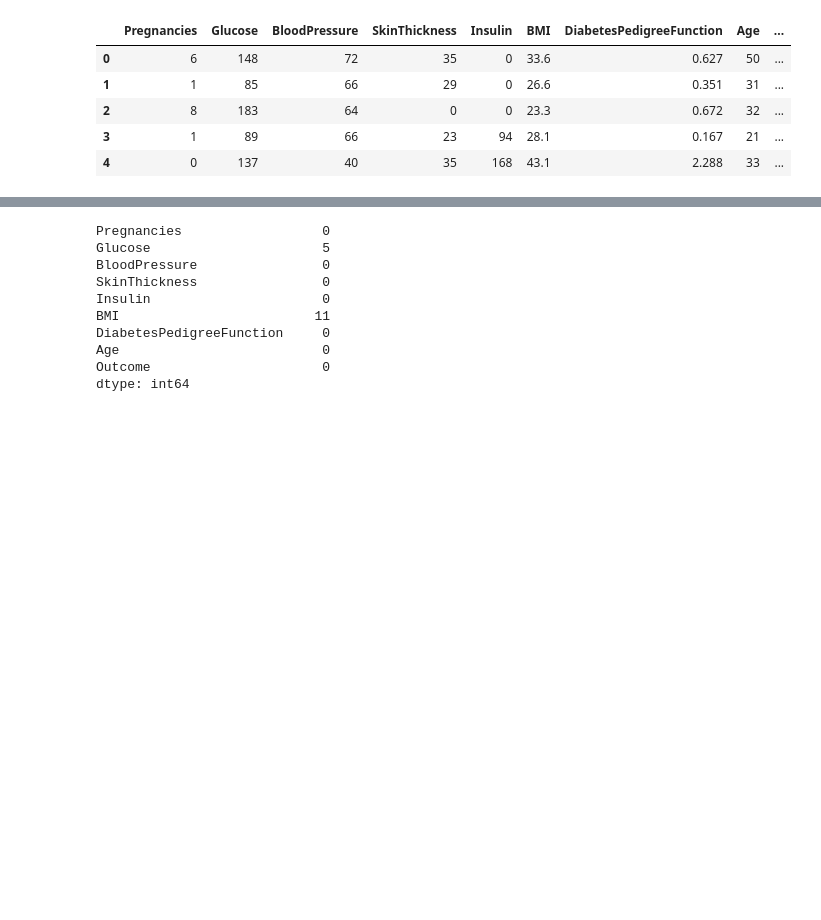
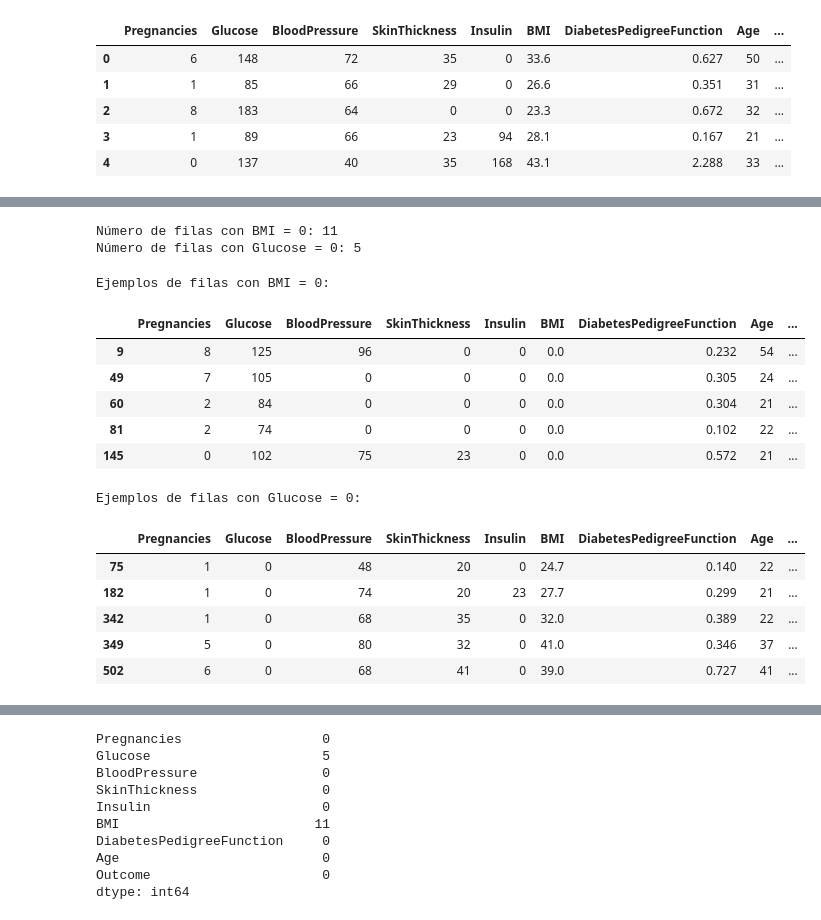
Before and after one commit to 4GeeksAcademy/dori1888-intro-ml, a Jupyter notebook: src/04-decission-tree.ipynb, the cells around one changed output, grey strips where cells are left out. Saved outputs shown, nothing was run; the diff lists cells and outputs as text; code cells hidden in the pictures; blank space fills up the shorter version.

```diff
--- a/src/04-decission-tree.ipynb
+++ b/src/04-decission-tree.ipynb
@@ -38,0 +80,34 @@ invalid_bmi.shape, invalid_glucose.shape
+# %%
+#  – Conteo de valores 0 en BMI y Glucose
+
+bmi_zeros = (df["BMI"] == 0).sum()
+glucose_zeros = (df["Glucose"] == 0).sum()
+
+print(f"Número de filas con BMI = 0: {bmi_zeros}")
+print(f"Número de filas con Glucose = 0: {glucose_zeros}")
+# %% [output]
+Número de filas con BMI = 0: 11
+Número de filas con Glucose = 0: 5
+# %%
+#– Mostrar algunas filas con valores imposibles
+
+print("Ejemplos de filas con BMI = 0:")
+display(df[df["BMI"] == 0].head())
+
+print("\nEjemplos de filas con Glucose = 0:")
+display(df[df["Glucose"] == 0].head())
+# %% [output]
+Ejemplos de filas con BMI = 0:
+|  | Pregnancies | Glucose | BloodPressure | SkinThickness | Insulin | BMI | DiabetesPedigreeFunction | Age | ... |
+| 9 | 8 | 125 | 96 | 0 | 0 | 0.0 | 0.232 | 54 | ... |
+| 49 | 7 | 105 | 0 | 0 | 0 | 0.0 | 0.305 | 24 | ... |
+| 60 | 2 | 84 | 0 | 0 | 0 | 0.0 | 0.304 | 21 | ... |
+| 81 | 2 | 74 | 0 | 0 | 0 | 0.0 | 0.102 | 22 | ... |
+| 145 | 0 | 102 | 75 | 23 | 0 | 0.0 | 0.572 | 21 | ... |
+Ejemplos de filas con Glucose = 0:
+|  | Pregnancies | Glucose | BloodPressure | SkinThickness | Insulin | BMI | DiabetesPedigreeFunction | Age | ... |
+| 75 | 1 | 0 | 48 | 20 | 0 | 24.7 | 0.140 | 22 | ... |
+| 182 | 1 | 0 | 74 | 20 | 23 | 27.7 | 0.299 | 21 | ... |
+| 342 | 1 | 0 | 68 | 35 | 0 | 32.0 | 0.389 | 22 | ... |
+| 349 | 5 | 0 | 80 | 32 | 0 | 41.0 | 0.346 | 37 | ... |
+| 502 | 6 | 0 | 68 | 41 | 0 | 39.0 | 0.727 | 41 | ... |
```
Also changed, not shown: parts of 21 cells of this notebook.
